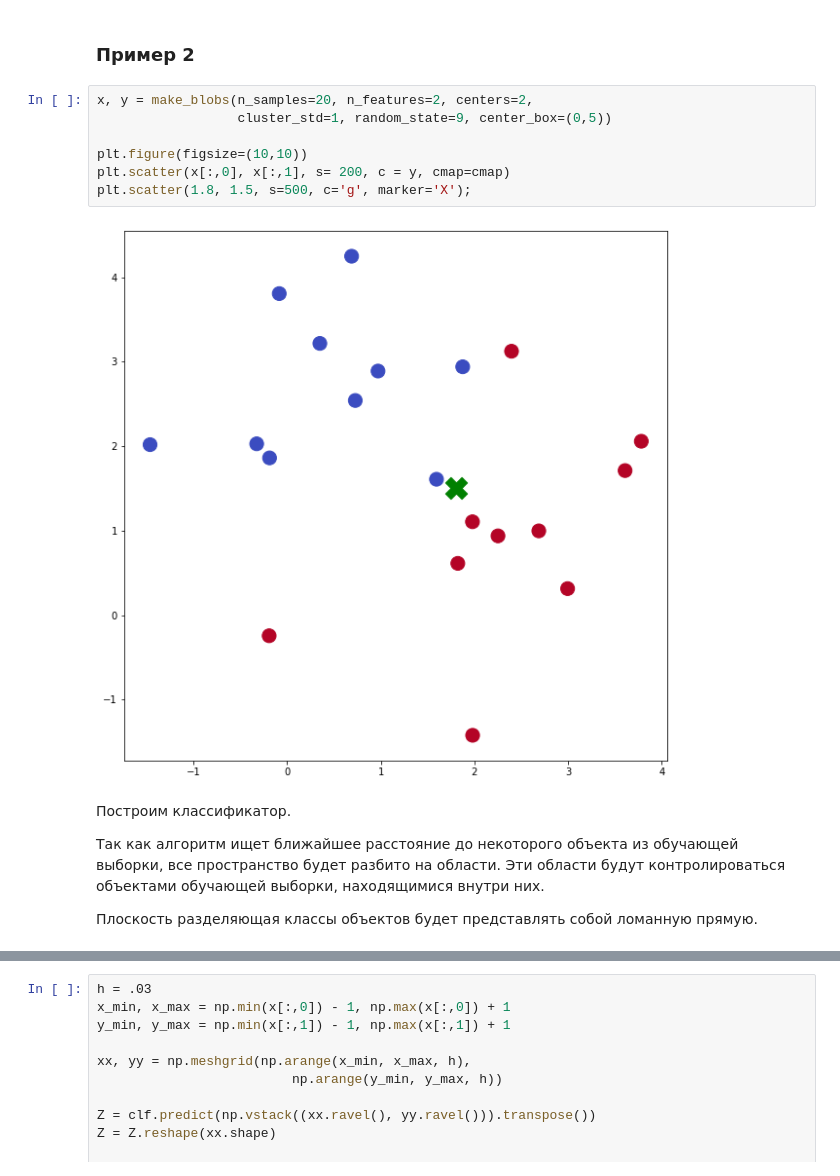
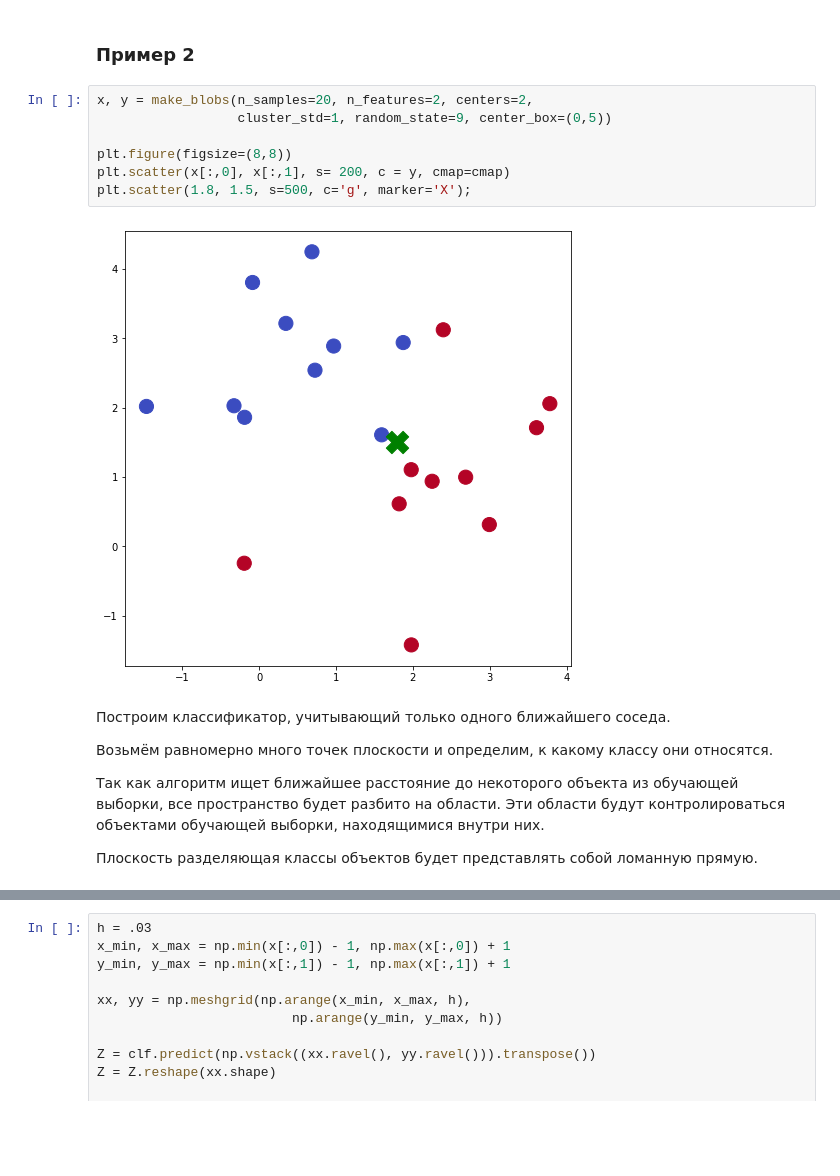
Before and after one commit to julia-komleva/ml_course, a Jupyter notebook: lectures/3_knn/lect_knn.ipynb, the cells around one changed output, grey strips where cells are left out. Saved outputs shown, nothing was run; the diff lists cells and outputs as text; blank space fills up the shorter version.

```diff
--- a/lectures/3_knn/lect_knn.ipynb
+++ b/lectures/3_knn/lect_knn.ipynb
@@ -58,14 +65,16 @@ plt.scatter(-4, -2, s = 500, c='g', marker='X');
 # %%
 x, y = make_blobs(n_samples=20, n_features=2, centers=2,
                   cluster_std=1, random_state=9, center_box=(0,5))
 
-plt.figure(figsize=(10,10))
+plt.figure(figsize=(8,8))
 plt.scatter(x[:,0], x[:,1], s= 200, c = y, cmap=cmap)
 plt.scatter(1.8, 1.5, s=500, c='g', marker='X');
 # %% [output]
-[figure, old version]
+[figure, new version]
 # %% [markdown]
-Построим классификатор.
+Построим классификатор, учитывающий только одного ближайшего соседа.
+
+Возьмём равномерно много точек плоскости и определим, к какому классу они относятся.
 
 Так как алгоритм ищет ближайшее расстояние до некоторого объекта из обучающей выборки, все пространство будет разбито на области. Эти области будут контролироваться объектами обучающей выборки, находящимися внутри них.
 
```
Also changed, not shown: parts of 86 cells of this notebook.
